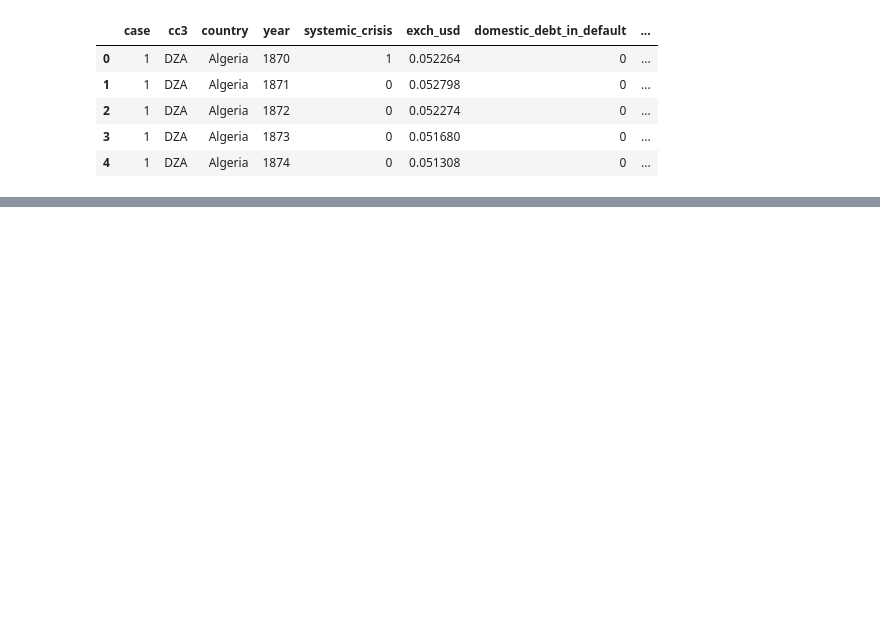
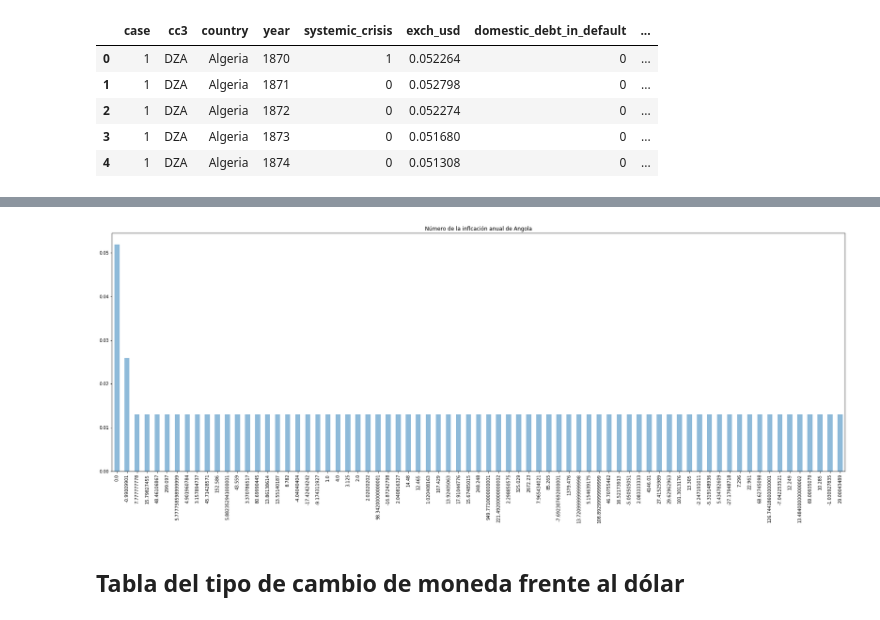
Before and after one commit to 2019-B-GR1-Python/py-silva-garcia-andrea-guiomar, a Jupyter notebook: Deberes/Informe_dataset/Informe_dataset.ipynb, the cells around one changed output, grey strips where cells are left out. Drawn from its saved outputs; the diff is of its cells as text; code cells hidden in the pictures; blank space fills up the shorter version.

```diff
--- a/Deberes/Informe_dataset/Informe_dataset.ipynb
+++ b/Deberes/Informe_dataset/Informe_dataset.ipynb
@@ -51,0 +142,11 @@ df_completo_pickle.head()
+# %%
+fig = plt.figure(figsize=(30,10))
+
+df_completo_pickle.inflation_annual_cpi[df_completo_pickle.country=='Angola'].value_counts(normalize = True).plot(kind='bar',alpha=0.5)
+plt.title('Número de la inflcación anual de Angola')
+
+plt.show()
+# %% [output]
+[figure, added]
+# %% [markdown]
+## Tabla del tipo de cambio de moneda frente al dólar
```
Also changed, not shown: parts of 41 cells of this notebook, 4 other files.
